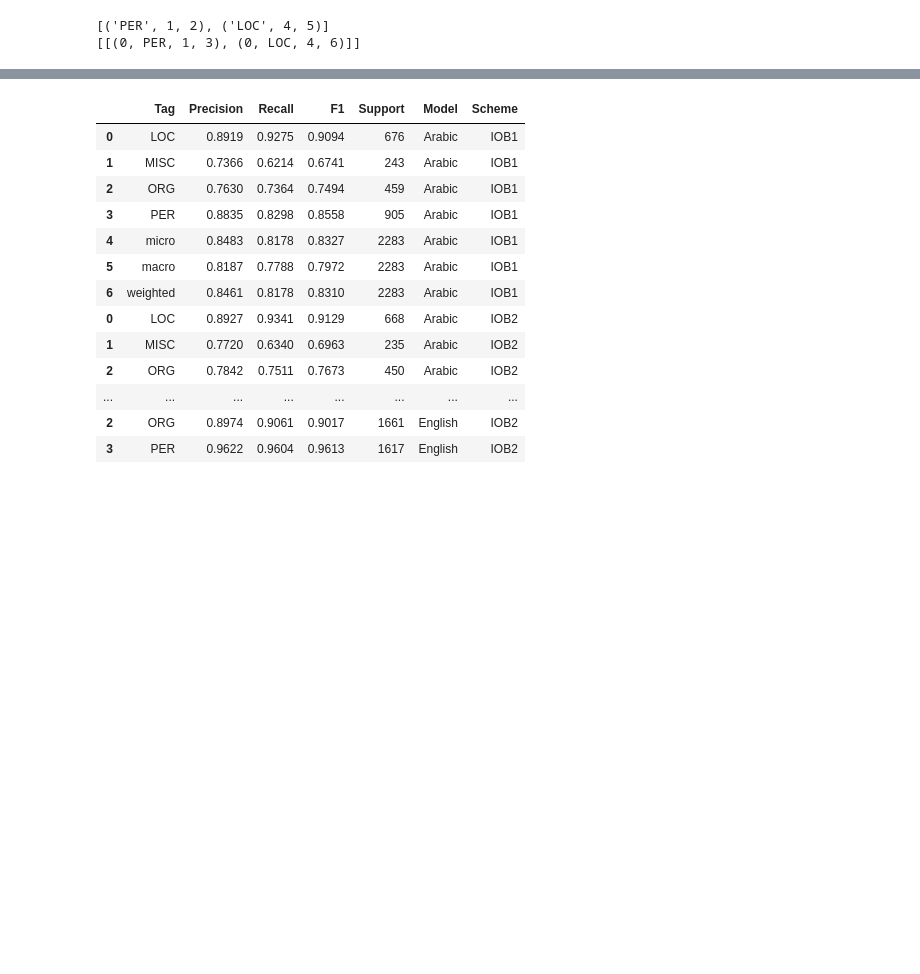
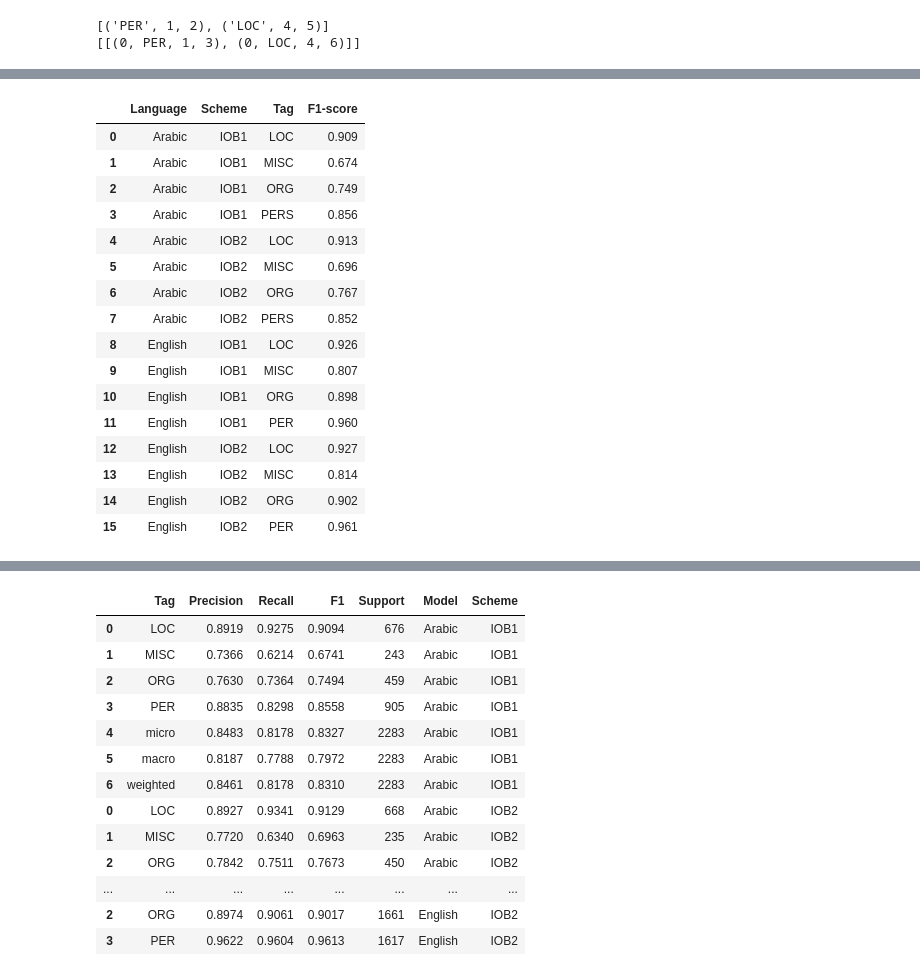
Before and after one commit to ay94/deformar-dashboard, a Jupyter notebook: notebooks/analysis/entity_performance_discrepancy-combined.ipynb, the cells around one changed output, grey strips where cells are left out. Drawn from its saved outputs; the diff is of its cells as text; code cells hidden in the pictures; blank space fills up the shorter version.

```diff
--- a/notebooks/analysis/entity_performance_discrepancy-combined.ipynb
+++ b/notebooks/analysis/entity_performance_discrepancy-combined.ipynb
@@ -815,0 +1053,22 @@ dash_data = data_manager.load_data()
+# %%
+helper = EntitySpanF1Helper(dash_data)
+
+helper.generate_df("combined")
+# %% [output]
+|  | Language | Scheme | Tag | F1-score |
+| 0 | Arabic | IOB1 | LOC | 0.909 |
+| 1 | Arabic | IOB1 | MISC | 0.674 |
+| 2 | Arabic | IOB1 | ORG | 0.749 |
+| 3 | Arabic | IOB1 | PERS | 0.856 |
+| 4 | Arabic | IOB2 | LOC | 0.913 |
+| 5 | Arabic | IOB2 | MISC | 0.696 |
+| 6 | Arabic | IOB2 | ORG | 0.767 |
+| 7 | Arabic | IOB2 | PERS | 0.852 |
+| 8 | English | IOB1 | LOC | 0.926 |
+| 9 | English | IOB1 | MISC | 0.807 |
+| 10 | English | IOB1 | ORG | 0.898 |
+| 11 | English | IOB1 | PER | 0.960 |
+| 12 | English | IOB2 | LOC | 0.927 |
+| 13 | English | IOB2 | MISC | 0.814 |
+| 14 | English | IOB2 | ORG | 0.902 |
+| 15 | English | IOB2 | PER | 0.961 |
```
Also changed, not shown: parts of 6 cells of this notebook, 5 other files.
